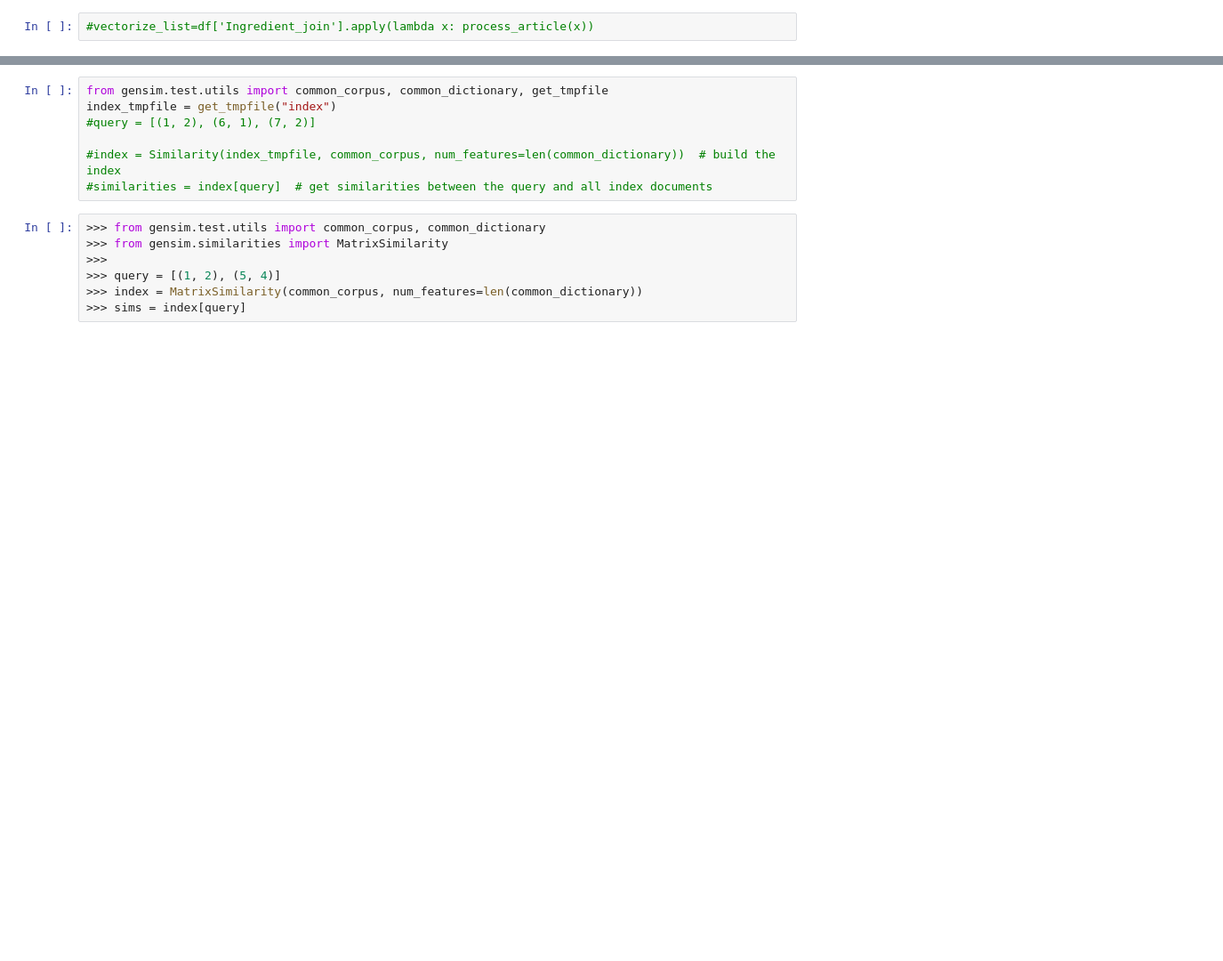
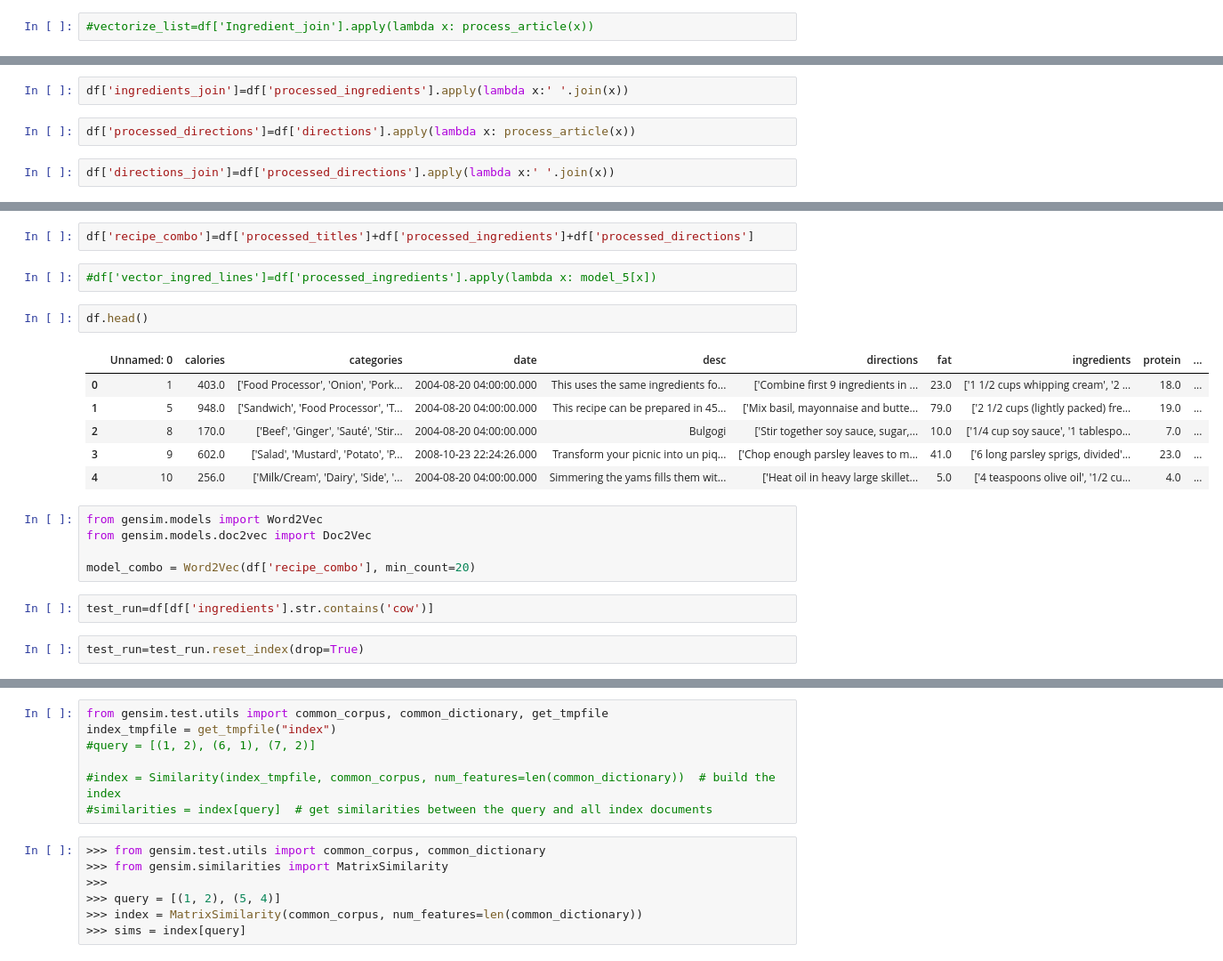
Before and after one commit to denisdunn/Recipes_Project, a Jupyter notebook: mod_5_recipe.ipynb, the cells around one changed output, grey strips where cells are left out. Shown at 89% size. Drawn from its saved outputs; the diff is of its cells as text; blank space fills up the shorter version.

```diff
--- a/mod_5_recipe.ipynb
+++ b/mod_5_recipe.ipynb
@@ -159,0 +104,6 @@ texts=df['processed_words']
+# %%
+df['ingredients_join']=df['processed_ingredients'].apply(lambda x:' '.join(x))
+# %%
+df['processed_directions']=df['directions'].apply(lambda x: process_article(x))
+# %%
+df['directions_join']=df['processed_directions'].apply(lambda x:' '.join(x))
@@ -159,0 +120,22 @@ texts=df['processed_words']
+# %%
+df['recipe_combo']=df['processed_titles']+df['processed_ingredients']+df['processed_directions']
+# %%
+#df['vector_ingred_lines']=df['processed_ingredients'].apply(lambda x: model_5[x])
+# %%
+df.head()
+# %% [output]
+|  | Unnamed: 0 | calories | categories | date | desc | directions | fat | ingredients | protein | ... |
+| 0 | 1 | 403.0 | ['Food Processor', 'Onion', 'Pork... | 2004-08-20 04:00:00.000 | This uses the same ingredients fo... | ['Combine first 9 ingredients in ... | 23.0 | ['1 1/2 cups whipping cream', '2 ... | 18.0 | ... |
+| 1 | 5 | 948.0 | ['Sandwich', 'Food Processor', 'T... | 2004-08-20 04:00:00.000 | This recipe can be prepared in 45... | ['Mix basil, mayonnaise and butte... | 79.0 | ['2 1/2 cups (lightly packed) fre... | 19.0 | ... |
+| 2 | 8 | 170.0 | ['Beef', 'Ginger', 'Sauté', 'Stir... | 2004-08-20 04:00:00.000 | Bulgogi | ['Stir together soy sauce, sugar,... | 10.0 | ['1/4 cup soy sauce', '1 tablespo... | 7.0 | ... |
+| 3 | 9 | 602.0 | ['Salad', 'Mustard', 'Potato', 'P... | 2008-10-23 22:24:26.000 | Transform your picnic into un piq... | ['Chop enough parsley leaves to m... | 41.0 | ['6 long parsley sprigs, divided'... | 23.0 | ... |
+| 4 | 10 | 256.0 | ['Milk/Cream', 'Dairy', 'Side', '... | 2004-08-20 04:00:00.000 | Simmering the yams fills them wit... | ['Heat oil in heavy large skillet... | 5.0 | ['4 teaspoons olive oil', '1/2 cu... | 4.0 | ... |
+# %%
+from gensim.models import Word2Vec
+from gensim.models.doc2vec import Doc2Vec
+
+model_combo = Word2Vec(df['recipe_combo'], min_count=20)
+# %%
+test_run=df[df['ingredients'].str.contains('cow')]
+# %%
+test_run=test_run.reset_index(drop=True)
```
Also changed, not shown: parts of 144 cells of this notebook, 1 other file.
